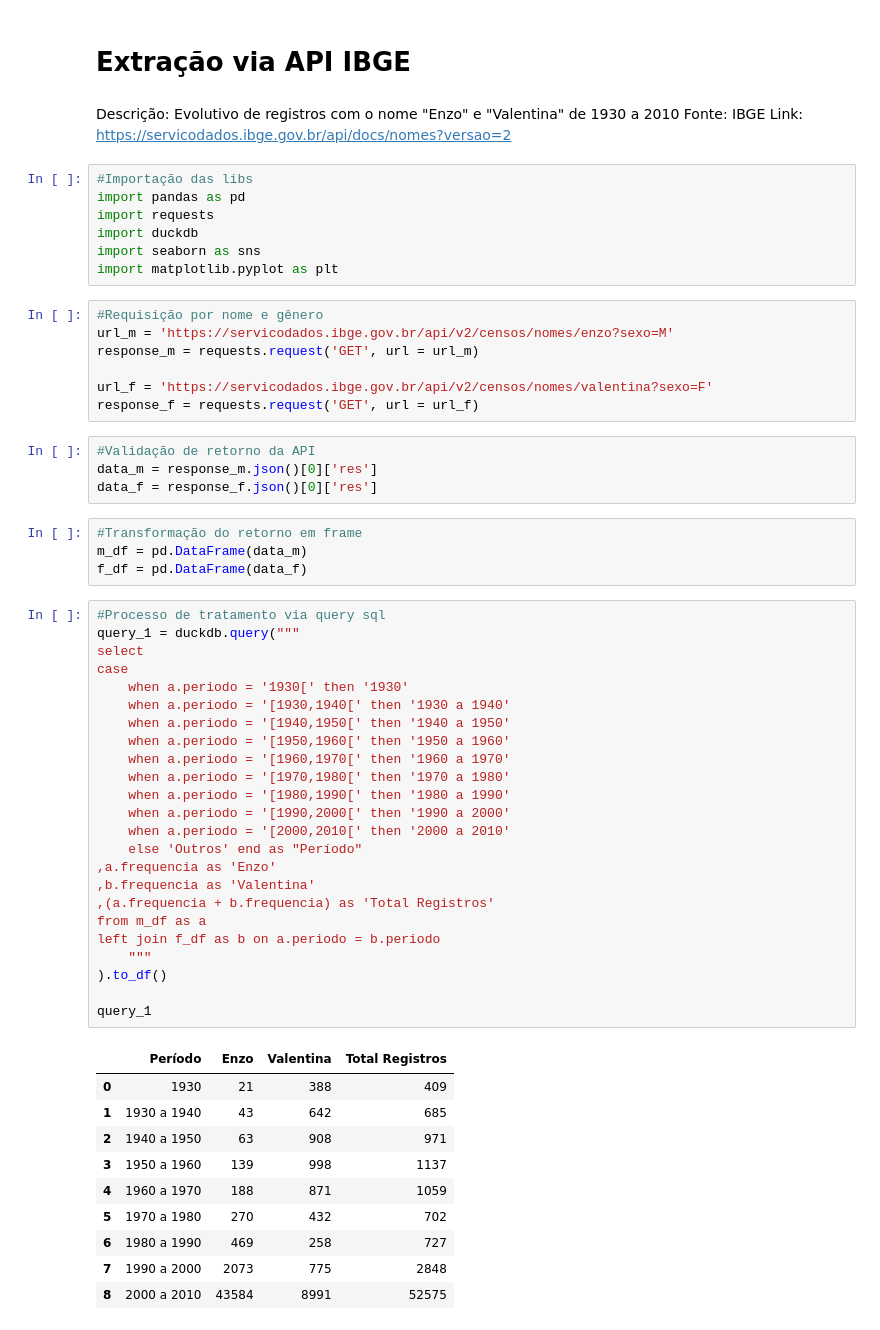
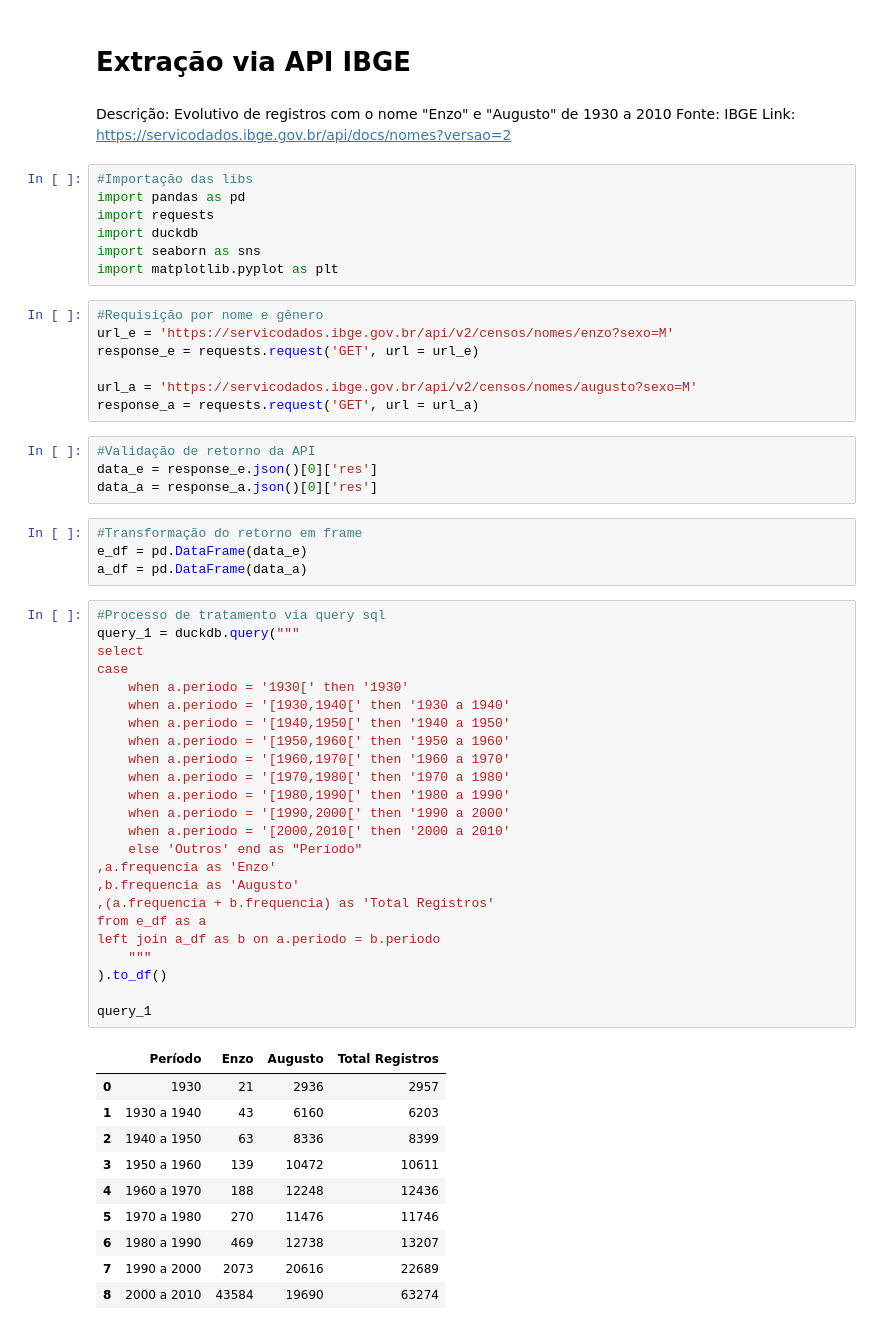
Before and after one commit to Rafael93rj/dados_api_ibge, a Jupyter notebook: import_data_api.ipynb, the cells around one changed output. Drawn from its saved outputs; the diff is of its cells as text.

```diff
--- a/import_data_api.ipynb
+++ b/import_data_api.ipynb
@@ -1,7 +1,7 @@
 # %% [markdown]
 # Extração via API IBGE
 # %% [markdown]
-Descrição: Evolutivo de registros com o nome "Enzo" e "Valentina" de 1930 a 2010
+Descrição: Evolutivo de registros com o nome "Enzo" e "Augusto" de 1930 a 2010
 Fonte: IBGE
 Link: https://servicodados.ibge.gov.br/api/docs/nomes?versao=2
 # %%
@@ -13,51 +13,51 @@ import seaborn as sns
 import matplotlib.pyplot as plt
 # %%
 #Requisição por nome e gênero
-url_m = 'https://servicodados.ibge.gov.br/api/v2/censos/nomes/enzo?sexo=M'
-response_m = requests.request('GET', url = url_m)
+url_e = 'https://servicodados.ibge.gov.br/api/v2/censos/nomes/enzo?sexo=M'
+response_e = requests.request('GET', url = url_e)
 
-url_f = 'https://servicodados.ibge.gov.br/api/v2/censos/nomes/valentina?sexo=F'
-response_f = requests.request('GET', url = url_f)
+url_a = 'https://servicodados.ibge.gov.br/api/v2/censos/nomes/augusto?sexo=M'
+response_a = requests.request('GET', url = url_a)
 # %%
 #Validação de retorno da API
-data_m = response_m.json()[0]['res']
-data_f = response_f.json()[0]['res']
+data_e = response_e.json()[0]['res']
+data_a = response_a.json()[0]['res']
 # %%
 #Transformação do retorno em frame
-m_df = pd.DataFrame(data_m)
-f_df = pd.DataFrame(data_f)
+e_df = pd.DataFrame(data_e)
+a_df = pd.DataFrame(data_a)
 # %%
 #Processo de tratamento via query sql
 query_1 = duckdb.query("""
 select
 case
     when a.periodo = '1930[' then '1930'
     when a.periodo = '[1930,1940[' then '1930 a 1940'
     when a.periodo = '[1940,1950[' then '1940 a 1950'
     when a.periodo = '[1950,1960[' then '1950 a 1960'
     when a.periodo = '[1960,1970[' then '1960 a 1970'
     when a.periodo = '[1970,1980[' then '1970 a 1980'
     when a.periodo = '[1980,1990[' then '1980 a 1990'
     when a.periodo = '[1990,2000[' then '1990 a 2000'
     when a.periodo = '[2000,2010[' then '2000 a 2010'
     else 'Outros' end as "Período"
 ,a.frequencia as 'Enzo'
-,b.frequencia as 'Valentina'
+,b.frequencia as 'Augusto'
 ,(a.frequencia + b.frequencia) as 'Total Registros'
-from m_df as a
-left join f_df as b on a.periodo = b.periodo
+from e_df as a
+left join a_df as b on a.periodo = b.periodo
     """
 ).to_df()
 
 query_1
 # %% [output]
-|  | Período | Enzo | Valentina | Total Registros |
-| 0 | 1930 | 21 | 388 | 409 |
-| 1 | 1930 a 1940 | 43 | 642 | 685 |
-| 2 | 1940 a 1950 | 63 | 908 | 971 |
-| 3 | 1950 a 1960 | 139 | 998 | 1137 |
-| 4 | 1960 a 1970 | 188 | 871 | 1059 |
-| 5 | 1970 a 1980 | 270 | 432 | 702 |
-| 6 | 1980 a 1990 | 469 | 258 | 727 |
-| 7 | 1990 a 2000 | 2073 | 775 | 2848 |
-| 8 | 2000 a 2010 | 43584 | 8991 | 52575 |
+|  | Período | Enzo | Augusto | Total Registros |
+| 0 | 1930 | 21 | 2936 | 2957 |
+| 1 | 1930 a 1940 | 43 | 6160 | 6203 |
+| 2 | 1940 a 1950 | 63 | 8336 | 8399 |
+| 3 | 1950 a 1960 | 139 | 10472 | 10611 |
+| 4 | 1960 a 1970 | 188 | 12248 | 12436 |
+| 5 | 1970 a 1980 | 270 | 11476 | 11746 |
+| 6 | 1980 a 1990 | 469 | 12738 | 13207 |
+| 7 | 1990 a 2000 | 2073 | 20616 | 22689 |
+| 8 | 2000 a 2010 | 43584 | 19690 | 63274 |
```
Also changed, not shown: parts of 2 cells of this notebook.
